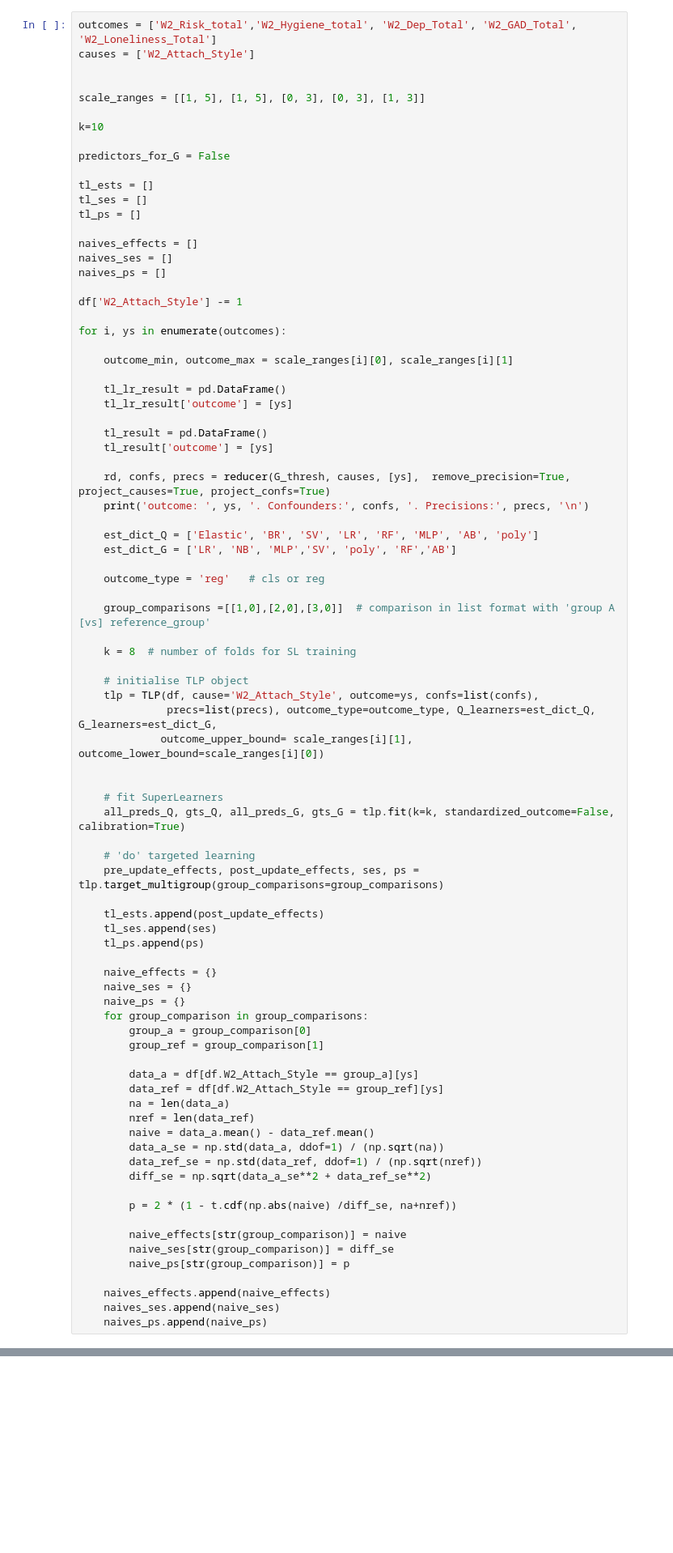
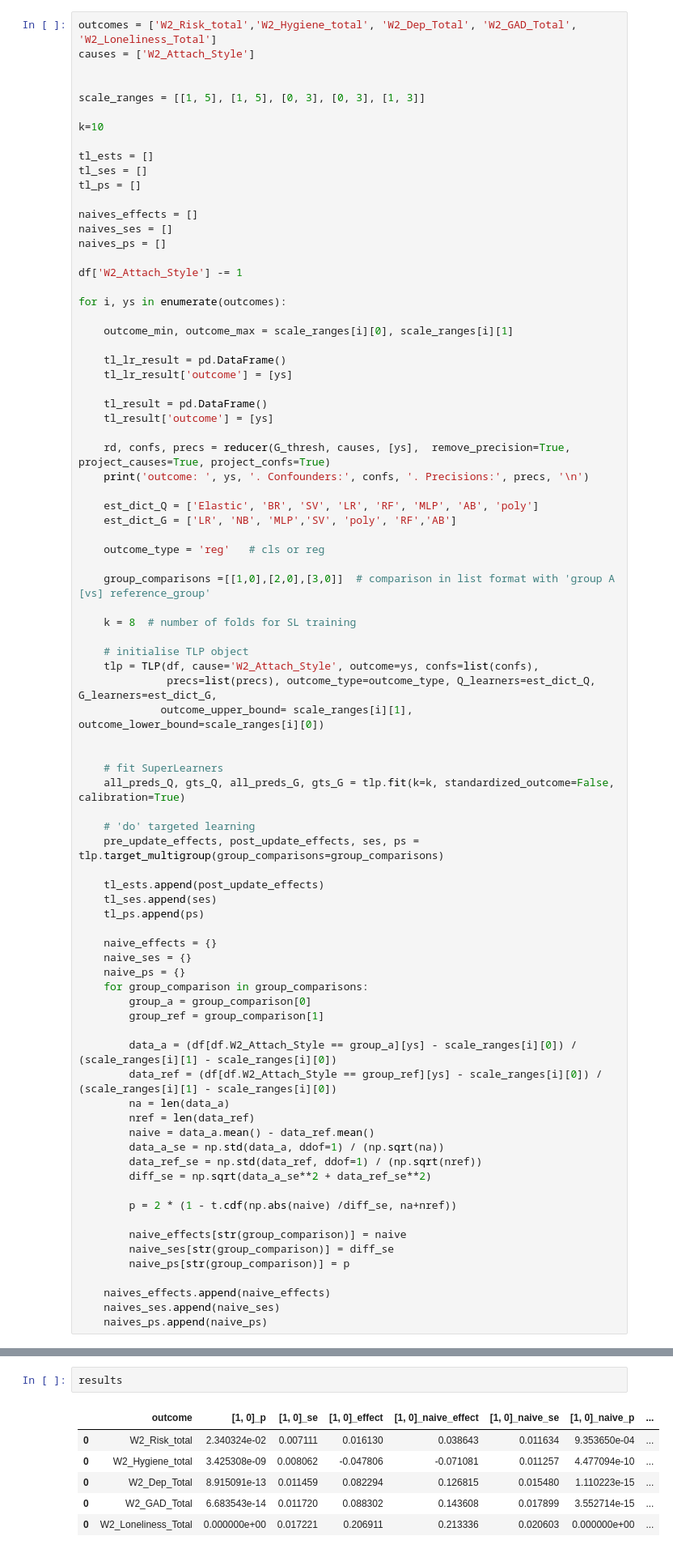
Before and after one commit to matthewvowels1/attachment_COVID, a Jupyter notebook: results_constrained_wave_2_1var_attachment_and_targeted_estimation.ipynb, the cells around one changed output, grey strips where cells are left out. Shown at 81% size. Saved outputs shown, nothing was run; the diff lists cells and outputs as text; blank space fills up the shorter version.

```diff
--- a/results_constrained_wave_2_1var_attachment_and_targeted_estimation.ipynb
+++ b/results_constrained_wave_2_1var_attachment_and_targeted_estimation.ipynb
@@ -141,8 +152,6 @@ causes = ['W2_Attach_Style']
 scale_ranges = [[1, 5], [1, 5], [0, 3], [0, 3], [1, 3]]
 
 k=10
-
-predictors_for_G = False
 
 tl_ests = []
 tl_ses = []
@@ -199,8 +208,8 @@ for i, ys in enumerate(outcomes):
         group_a = group_comparison[0]
         group_ref = group_comparison[1]
 
-        data_a = df[df.W2_Attach_Style == group_a][ys]
-        data_ref = df[df.W2_Attach_Style == group_ref][ys]
+        data_a = (df[df.W2_Attach_Style == group_a][ys] - scale_ranges[i][0]) / (scale_ranges[i][1] - scale_ranges[i][0])
+        data_ref = (df[df.W2_Attach_Style == group_ref][ys] - scale_ranges[i][0]) / (scale_ranges[i][1] - scale_ranges[i][0])
         na = len(data_a)
         nref = len(data_ref)
         naive = data_a.mean() - data_ref.mean()
@@ -257,3 +299,12 @@ else:
+# %%
+results
+# %% [output]
+|  | outcome | [1, 0]_p | [1, 0]_se | [1, 0]_effect | [1, 0]_naive_effect | [1, 0]_naive_se | [1, 0]_naive_p | ... |
+| 0 | W2_Risk_total | 2.340324e-02 | 0.007111 | 0.016130 | 0.038643 | 0.011634 | 9.353650e-04 | ... |
+| 0 | W2_Hygiene_total | 3.425308e-09 | 0.008062 | -0.047806 | -0.071081 | 0.011257 | 4.477094e-10 | ... |
+| 0 | W2_Dep_Total | 8.915091e-13 | 0.011459 | 0.082294 | 0.126815 | 0.015480 | 1.110223e-15 | ... |
+| 0 | W2_GAD_Total | 6.683543e-14 | 0.011720 | 0.088302 | 0.143608 | 0.017899 | 3.552714e-15 | ... |
+| 0 | W2_Loneliness_Total | 0.000000e+00 | 0.017221 | 0.206911 | 0.213336 | 0.020603 | 0.000000e+00 | ... |
 # %%
 
 plt.rcParams.update({'font.size': 13})
```
Also changed, not shown: parts of 8 cells of this notebook, 2 other files.
